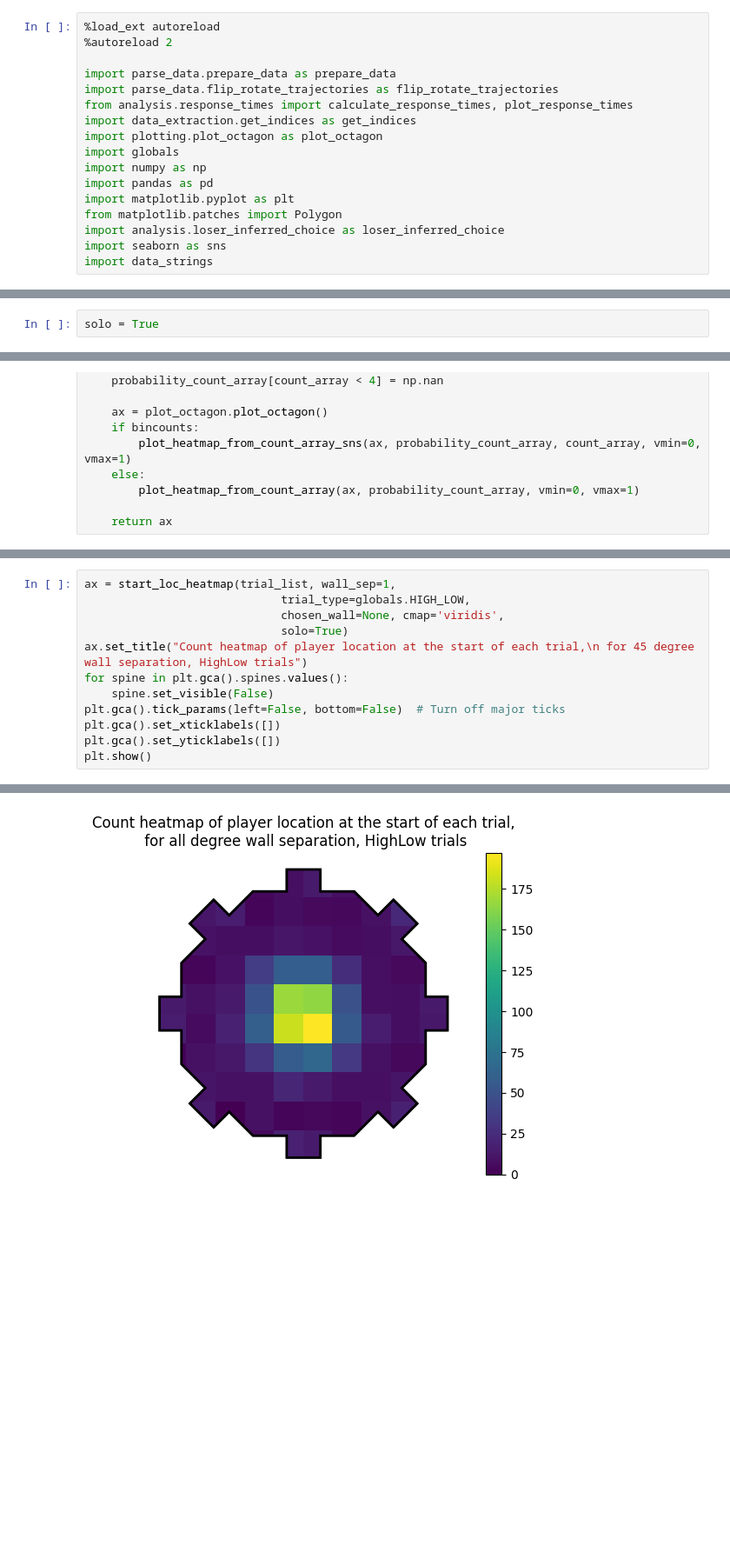
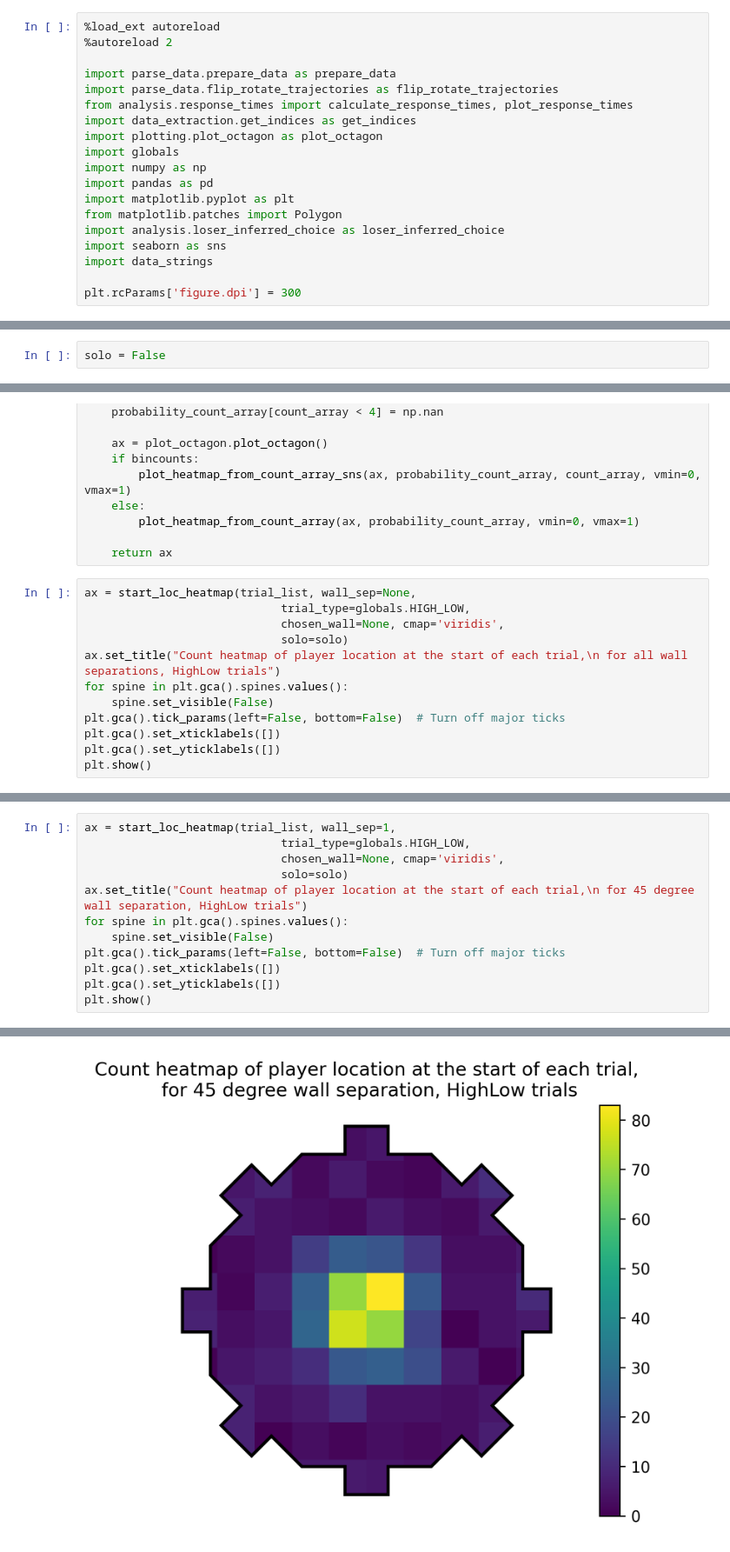
Before and after one commit to tomhagley6/octagon_analysis, a Jupyter notebook: demos/heatmap_demo.ipynb, the cells around one changed output, grey strips where cells are left out. Shown: that part at 87% size. Saved outputs shown, nothing was run; the diff lists cells and outputs as text; blank space fills up the shorter version.

```diff
--- a/demos/heatmap_demo.ipynb
+++ b/demos/heatmap_demo.ipynb
@@ -15,11 +15,13 @@ from matplotlib.patches import Polygon
 import analysis.loser_inferred_choice as loser_inferred_choice
 import seaborn as sns
 import data_strings
+
+plt.rcParams['figure.dpi'] = 300
 # %% [output]
 The autoreload extension is already loaded. To reload it, use:
   %reload_ext autoreload
 # %%
-solo = True
+solo = False
 # %%
 data_folder = data_strings.DATA_FOLDER
 json_filenames_all_social = data_strings.JSON_FILENAMES_SOCIAL
@@ -555,3 +557,15 @@ def probability_chose_wall_location_heatmap(trial_list, wall_sep=1,
         plot_heatmap_from_count_array(ax, probability_count_array, vmin=0, vmax=1)
 
     return ax
+# %%
+ax = start_loc_heatmap(trial_list, wall_sep=None,
+                             trial_type=globals.HIGH_LOW,
+                             chosen_wall=None, cmap='viridis',
+                             solo=solo)
+ax.set_title("Count heatmap of player location at the start of each trial,\n for all wall separations, HighLow trials")
+for spine in plt.gca().spines.values():
+    spine.set_visible(False)
+plt.gca().tick_params(left=False, bottom=False)  # Turn off major ticks
+plt.gca().set_xticklabels([])
+plt.gca().set_yticklabels([])
+plt.show()
@@ -559,7 +588,7 @@ def probability_chose_wall_location_heatmap(trial_list, wall_sep=1,
 ax = start_loc_heatmap(trial_list, wall_sep=1,
                              trial_type=globals.HIGH_LOW,
                              chosen_wall=None, cmap='viridis',
-                             solo=True)
+                             solo=solo)
 ax.set_title("Count heatmap of player location at the start of each trial,\n for 45 degree wall separation, HighLow trials")
 for spine in plt.gca().spines.values():
     spine.set_visible(False)
@@ -584,4 +613,4 @@ total counts by location:
-[figure, old version]
+[figure, new version]
 # %%
 ax = winner_start_loc_heatmap(trial_list, wall_sep=None,
                              trial_type=globals.HIGH_LOW,
```
Also changed, not shown: parts of 4 cells of this notebook, 6 other files.
